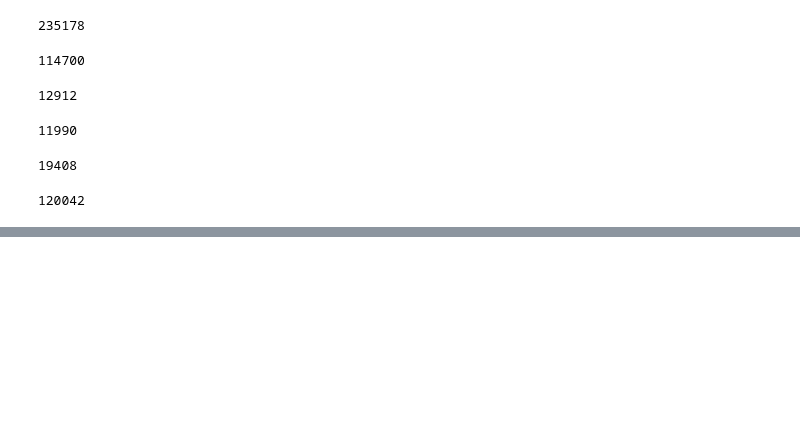
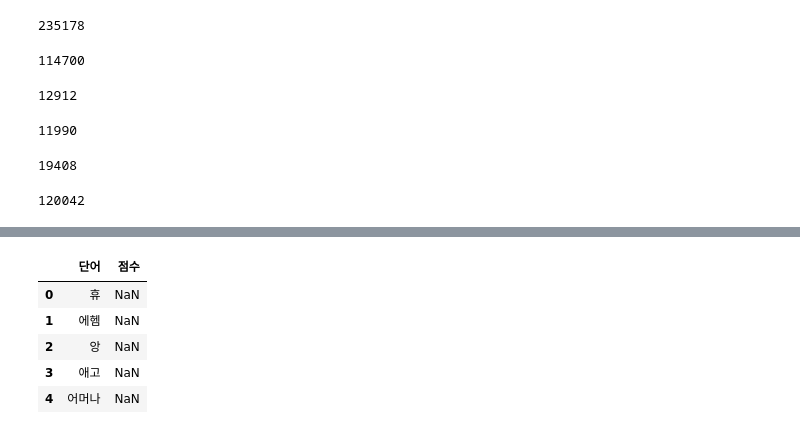
Before and after one commit to sang105kr/kdt_pythonstudy, a Jupyter notebook: nlp/team_based_review_2.ipynb, the cells around one changed output, grey strips where cells are left out. Cells and saved outputs as stored; diff of their text form; code cells hidden in the pictures; blank space fills up the shorter version.

```diff
--- a/nlp/team_based_review_2.ipynb
+++ b/nlp/team_based_review_2.ipynb
@@ -163,0 +386,10 @@ len(adj_stem_list_3t)
+# %%
+tmp = pd.read_csv('./data/sentimental_1t_exclamation.csv', encoding='cp949')
+tmp.head()
+# %% [output]
+|  | 단어 | 점수 |
+| 0 | 휴 | NaN |
+| 1 | 에헴 | NaN |
+| 2 | 앙 | NaN |
+| 3 | 애고 | NaN |
+| 4 | 어머나 | NaN |
```
Also changed, not shown: parts of 51 cells of this notebook.
